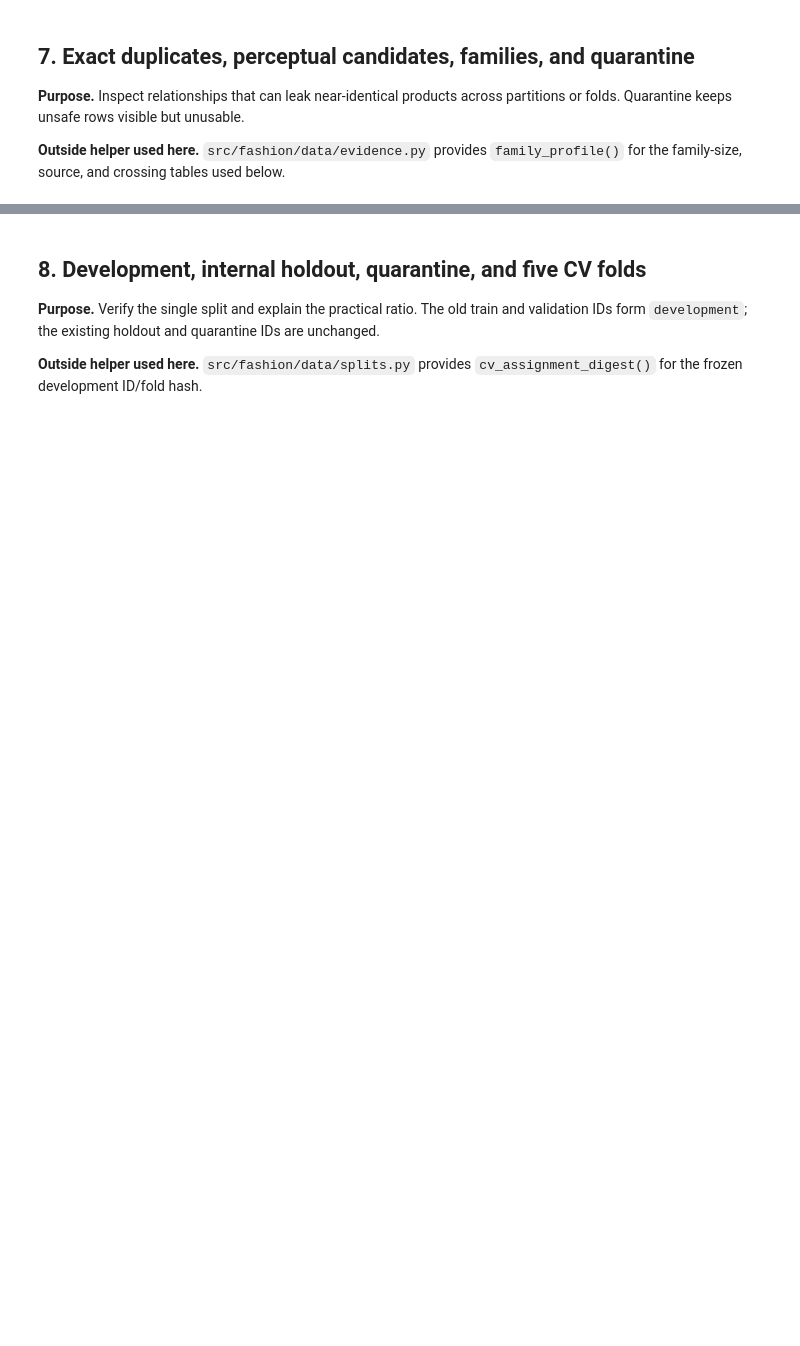
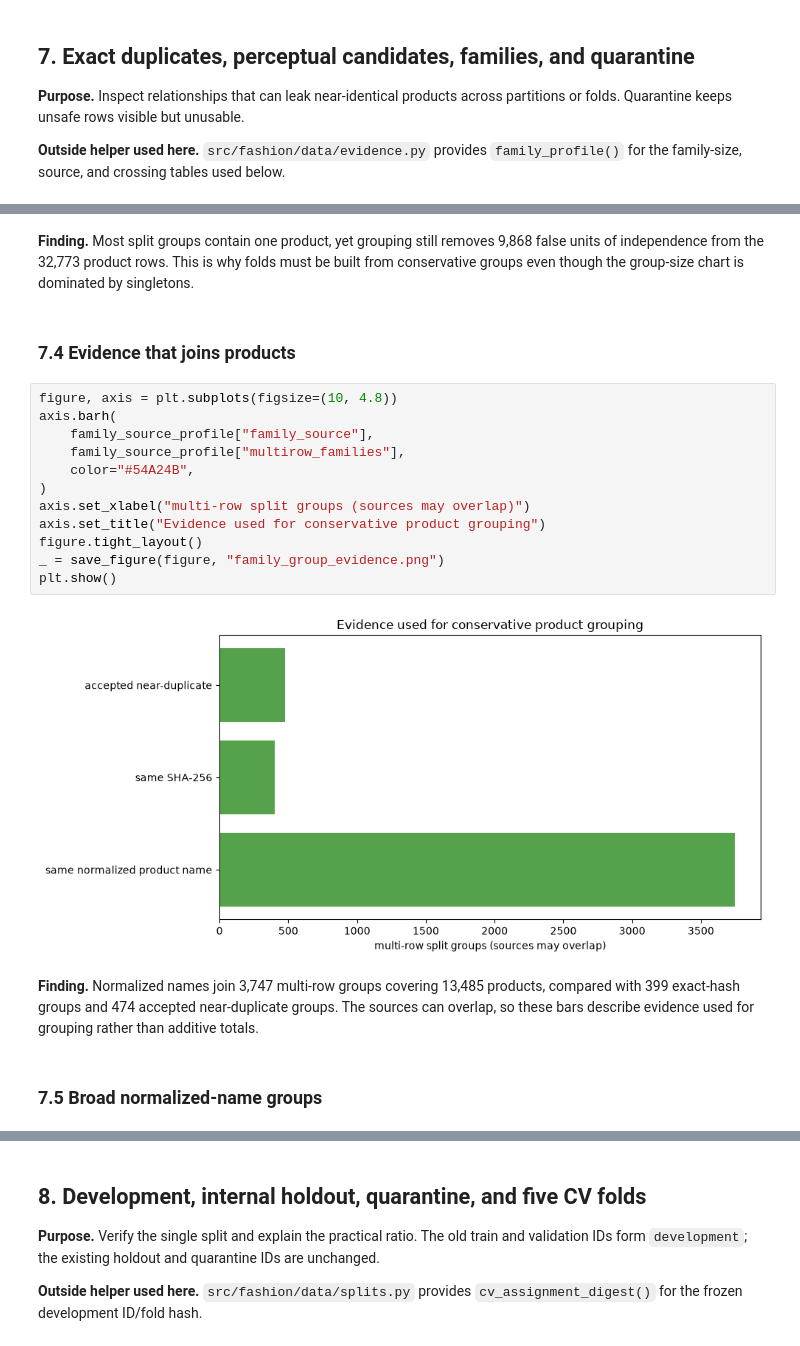
Before and after one commit to TrnLin/MLA2, a Jupyter notebook: notebooks/01_data_preparation.ipynb, the cells around one changed output, grey strips where cells are left out. Saved outputs shown, nothing was run; the diff lists cells and outputs as text; blank space fills up the shorter version.

```diff
--- a/notebooks/01_data_preparation.ipynb
+++ b/notebooks/01_data_preparation.ipynb
@@ -933,0 +634,22 @@ candidate table, family graph, split, or fold assignment.
+# %% [markdown]
+**Finding.** Most split groups contain one product, yet grouping still removes 9,868 false units of independence from the 32,773 product rows. This is why folds must be built from conservative groups even though the group-size chart is dominated by singletons.
+# %% [markdown]
+### 7.4 Evidence that joins products
+# %%
+figure, axis = plt.subplots(figsize=(10, 4.8))
+axis.barh(
+    family_source_profile["family_source"],
+    family_source_profile["multirow_families"],
+    color="#54A24B",
+)
+axis.set_xlabel("multi-row split groups (sources may overlap)")
+axis.set_title("Evidence used for conservative product grouping")
+figure.tight_layout()
+_ = save_figure(figure, "family_group_evidence.png")
+plt.show()
+# %% [output]
+[figure, added]
+# %% [markdown]
+**Finding.** Normalized names join 3,747 multi-row groups covering 13,485 products, compared with 399 exact-hash groups and 474 accepted near-duplicate groups. The sources can overlap, so these bars describe evidence used for grouping rather than additive totals.
+# %% [markdown]
+### 7.5 Broad normalized-name groups
```
Also changed, not shown: parts of 212 cells of this notebook, 20 other files.
